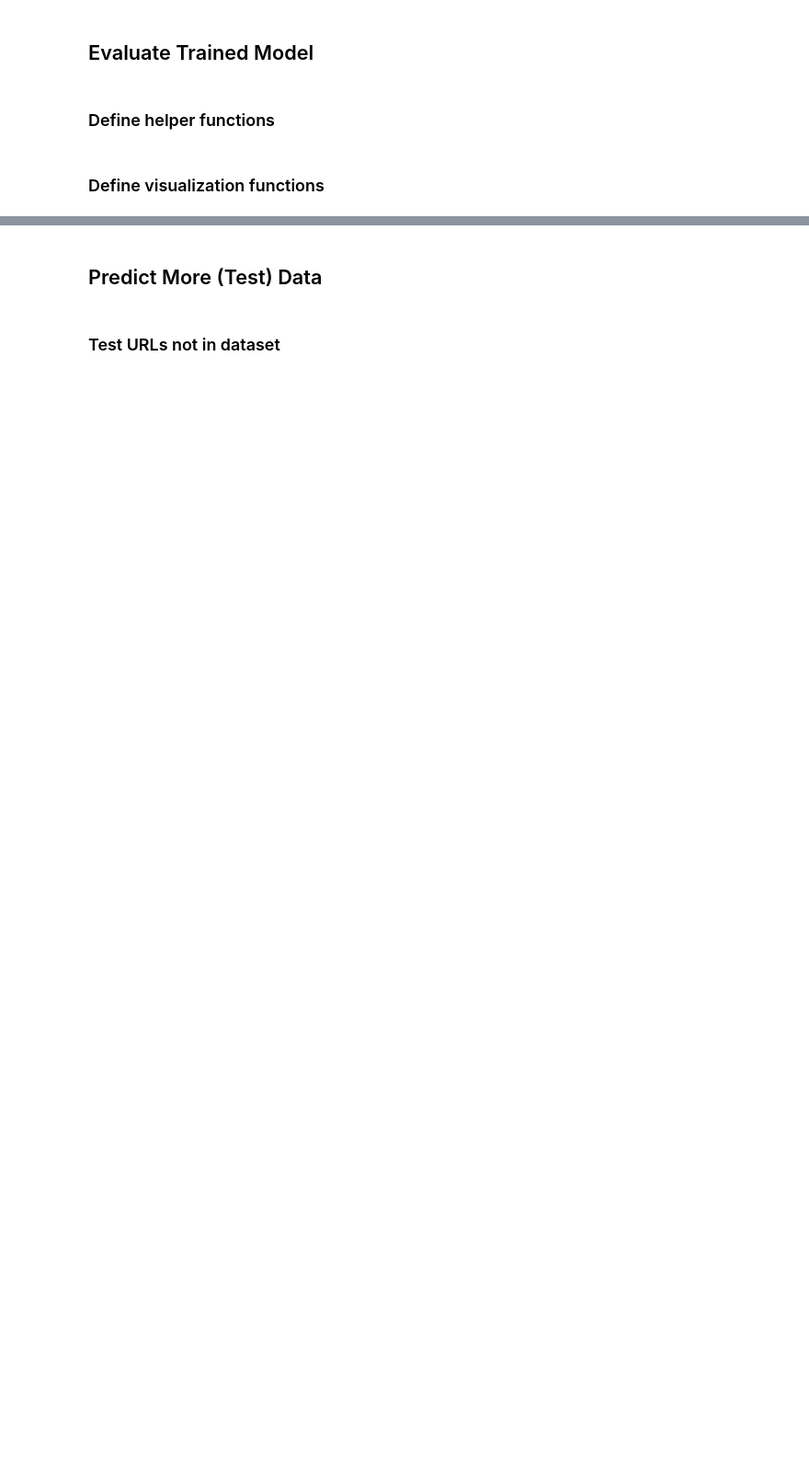
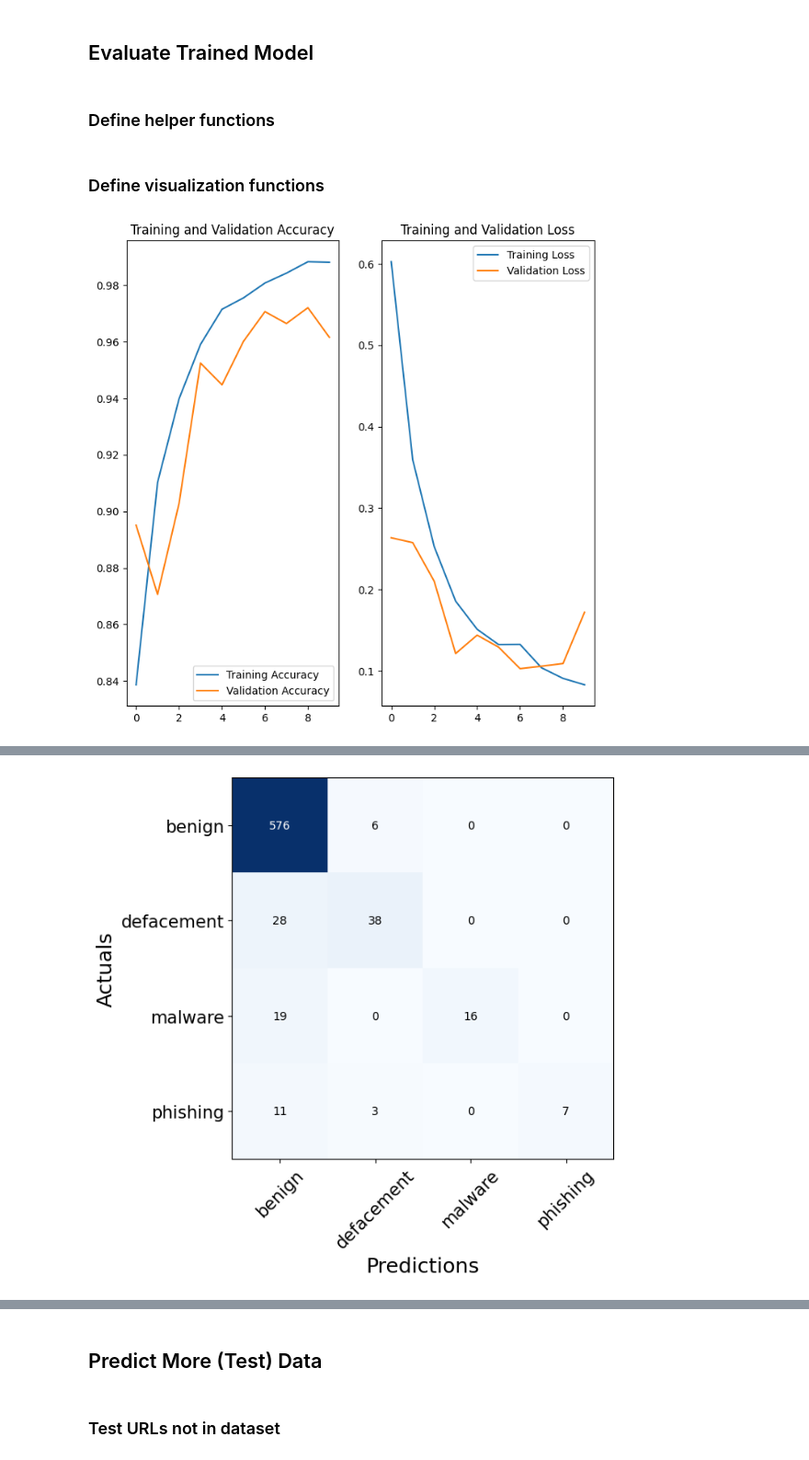
Before and after one commit to BenjaminAlpert/ml-malicious-website-detection, a Jupyter notebook: project.ipynb, the cells around one changed output, grey strips where cells are left out. Shown at 92% size. Cells and saved outputs as stored; diff of their text form; code cells hidden in the pictures; blank space fills up the shorter version.

```diff
--- a/project.ipynb
+++ b/project.ipynb
@@ -260,6 +274,5 @@ def load_data():
 # %% [markdown]
 ### Load/Download Data and display data
 # %%
-for _ in range(2):
-    data = load_data()
+data = load_data()
 data
@@ -297,15 +342,16 @@ def reset_random_seed():
 ### Define Metrics
 # %%
 METRICS = [
-      #tf.keras.metrics.TruePositives(name='tp'),
-      #tf.keras.metrics.FalsePositives(name='fp'),
-      #tf.keras.metrics.TrueNegatives(name='tn'),
-      #tf.keras.metrics.FalseNegatives(name='fn'),
-      tf.keras.metrics.BinaryAccuracy(name='accuracy'),
-      #tf.keras.metrics.Precision(name='precision'),
-      #tf.keras.metrics.Recall(name='recall'),
-      #tf.keras.metrics.AUC(name='auc'),
-      #tf.keras.metrics.AUC(name='prc', curve='PR'), # precision-recall curve
+    #tf.keras.metrics.TruePositives(name='tp'),
+    #tf.keras.metrics.FalsePositives(name='fp'),
+    #tf.keras.metrics.TrueNegatives(name='tn'),
+    #tf.keras.metrics.FalseNegatives(name='fn'),
+    tf.keras.metrics.BinaryAccuracy(name='accuracy'),
+    tfa.metrics.MultiLabelConfusionMatrix(5, 'Multilabel_confusion_matrix')
+    #tf.keras.metrics.Precision(name='precision'),
+    #tf.keras.metrics.Recall(name='recall'),
+    #tf.keras.metrics.AUC(name='auc'),
+    #tf.keras.metrics.AUC(name='prc', curve='PR'), # precision-recall curve
 ]
 # %% [markdown]
 ### Define string_lookup for One Hot Encoding the labels/type column
@@ -443,19 +487,24 @@ def get_model(feature_names=feature_names, train=None):
 def get_dataset(data=data, feature_names=feature_names):
     X = data[feature_names]
     y = get_y_string_lookup()(list(data["type"]))
-
     dataset = tf.data.Dataset.from_tensor_slices((X, y))
 
     train_and_validation, test = tf.keras.utils.split_dataset(dataset, right_size=test_size, shuffle=True, seed=seed)
-
-    train, validation = tf.keras.utils.split_dataset(dataset, right_size=validation_size, shuffle=True, seed=seed)
+    train, validation = tf.keras.utils.split_dataset(train_and_validation, right_size=validation_size, shuffle=True, seed=seed)
 
     return train, validation, test
 # %% [markdown]
 ### Define Train Model Function
 # %%
+def get_class_weights(dataset):
+    y_classes = np.argmax(np.concatenate([y for _, y in dataset.map(gen)]), axis=1)
+    y_labels = np.unique(y_classes)
+    class_weights = compute_class_weight(class_weight='balanced', classes=y_labels, y=y_classes)
+    class_weights = dict(zip(y_labels, class_weights))
+    class_weights[0] = 0
+    return class_weights
+
 def train_model(model, train, validation):
-    #kfold = KFold(n_splits=folds, shuffle=True, random_state=seed)
 
     histories = []
 
@@ -470,9 +519,8 @@ def train_model(model, train, validation):
         train.map(gen),
         validation_data=validation.map(gen),
         epochs=epochs,
-        #batch_size=batch_size,
         callbacks=[tf.keras.callbacks.EarlyStopping(monitor='val_loss', patience=3)], #TODO: Try commenting this out
-        class_weight=class_weights
+        class_weight=get_class_weights(train)
     )
     histories.append(history)
 
@@ -561,8 +696,11 @@ def show_prediction_vs_actual_dataframe_table(model, test):
 # %%
 for m in models:
     features_names_subset = m["features_names_subset"]
     model = m["model"]
     histories = m["histories"]
     test = m["test"]
     plot_epochs_vs_accuracy_and_loss(model, histories)
+    show_confusion_matrix(model, test)
     show_prediction_vs_actual_dataframe_table(model, test)
+# %% [output]
+[figure, added]
@@ -568,0 +708 @@ for m in models:
+[figure, added]
```
Also changed, not shown: parts of 11 cells of this notebook.
